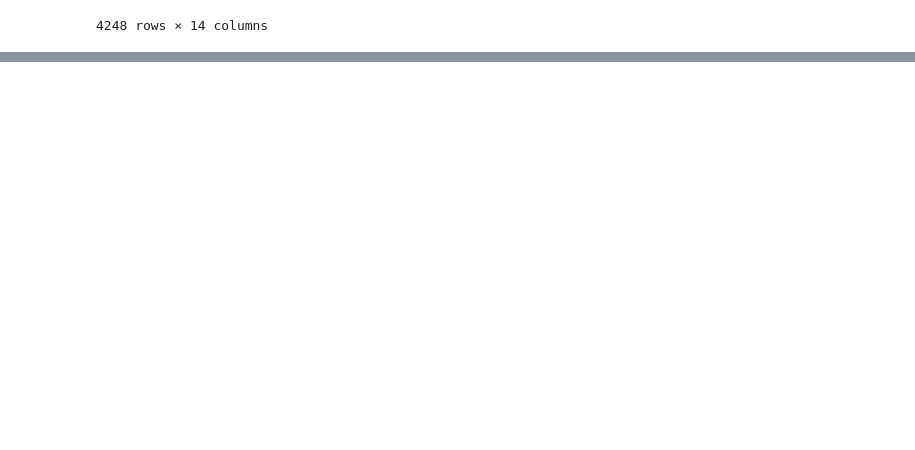
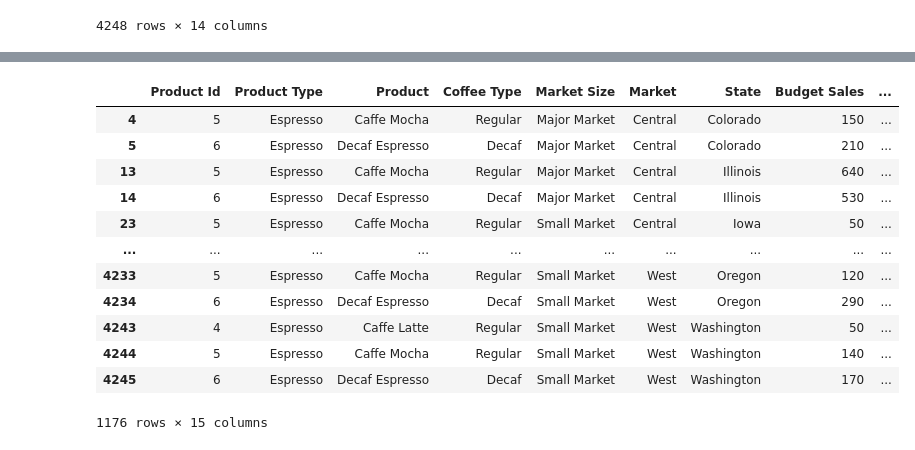
Before and after one commit to alishanstyles/CoffeeChain, a Jupyter notebook: startercode.ipynb, the cells around one changed output, grey strips where cells are left out. Drawn from its saved outputs; the diff is of its cells as text; code cells hidden in the pictures; blank space fills up the shorter version.

```diff
--- a/startercode.ipynb
+++ b/startercode.ipynb
@@ -528,0 +547,16 @@ df.sort_values(by = 'Profit', ascending = False)
+# %%
+df.loc[df['Product Type'] == 'Espresso']
+# %% [output]
+|  | Product Id | Product Type | Product | Coffee Type | Market Size | Market | State | Budget Sales | ... |
+| 4 | 5 | Espresso | Caffe Mocha | Regular | Major Market | Central | Colorado | 150 | ... |
+| 5 | 6 | Espresso | Decaf Espresso | Decaf | Major Market | Central | Colorado | 210 | ... |
+| 13 | 5 | Espresso | Caffe Mocha | Regular | Major Market | Central | Illinois | 640 | ... |
+| 14 | 6 | Espresso | Decaf Espresso | Decaf | Major Market | Central | Illinois | 530 | ... |
+| 23 | 5 | Espresso | Caffe Mocha | Regular | Small Market | Central | Iowa | 50 | ... |
+| ... | ... | ... | ... | ... | ... | ... | ... | ... | ... |
+| 4233 | 5 | Espresso | Caffe Mocha | Regular | Small Market | West | Oregon | 120 | ... |
+| 4234 | 6 | Espresso | Decaf Espresso | Decaf | Small Market | West | Oregon | 290 | ... |
+| 4243 | 4 | Espresso | Caffe Latte | Regular | Small Market | West | Washington | 50 | ... |
+| 4244 | 5 | Espresso | Caffe Mocha | Regular | Small Market | West | Washington | 140 | ... |
+| 4245 | 6 | Espresso | Decaf Espresso | Decaf | Small Market | West | Washington | 170 | ... |
+1176 rows × 15 columns
```
Also changed, not shown: parts of 9 cells of this notebook.
